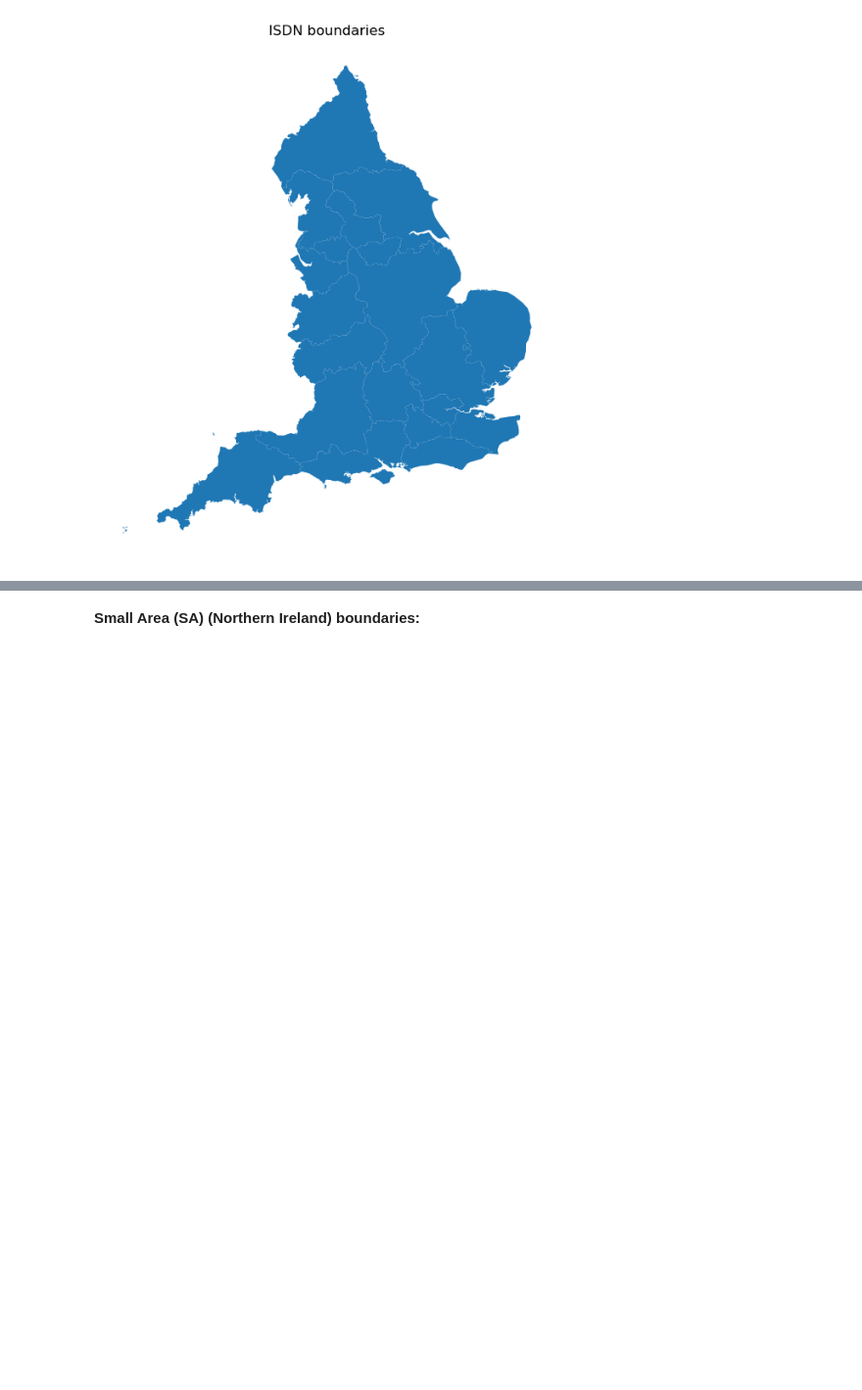
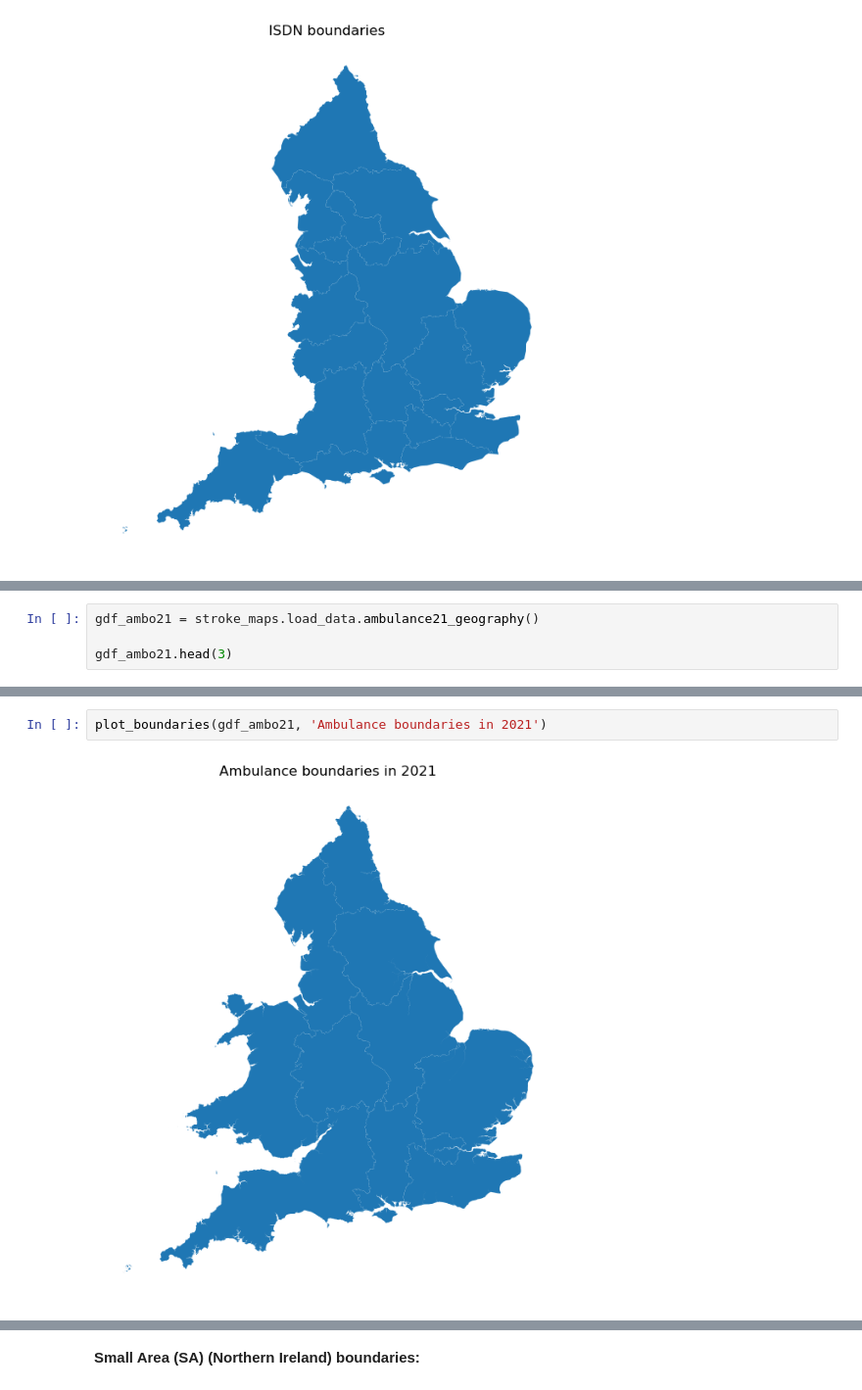
Before and after one commit to stroke-modelling/stroke-maps, a Jupyter notebook: docs/02_import_data.ipynb, the cells around one changed output, grey strips where cells are left out. Shown at 98% size. Drawn from its saved outputs; the diff is of its cells as text; blank space fills up the shorter version.

Commit message:
:ambulance: Added ambulance catchment areas

```diff
--- a/docs/02_import_data.ipynb
+++ b/docs/02_import_data.ipynb
@@ -342,0 +384,4 @@ plot_boundaries(gdf_isdn, 'ISDN boundaries')
+# %%
+gdf_ambo21 = stroke_maps.load_data.ambulance21_geography()
+
+gdf_ambo21.head(3)
@@ -342,0 +404,4 @@ plot_boundaries(gdf_isdn, 'ISDN boundaries')
+# %%
+plot_boundaries(gdf_ambo21, 'Ambulance boundaries in 2021')
+# %% [output]
+[figure, added]
```
Also changed, not shown: parts of 12 cells of this notebook, 7 other files.
